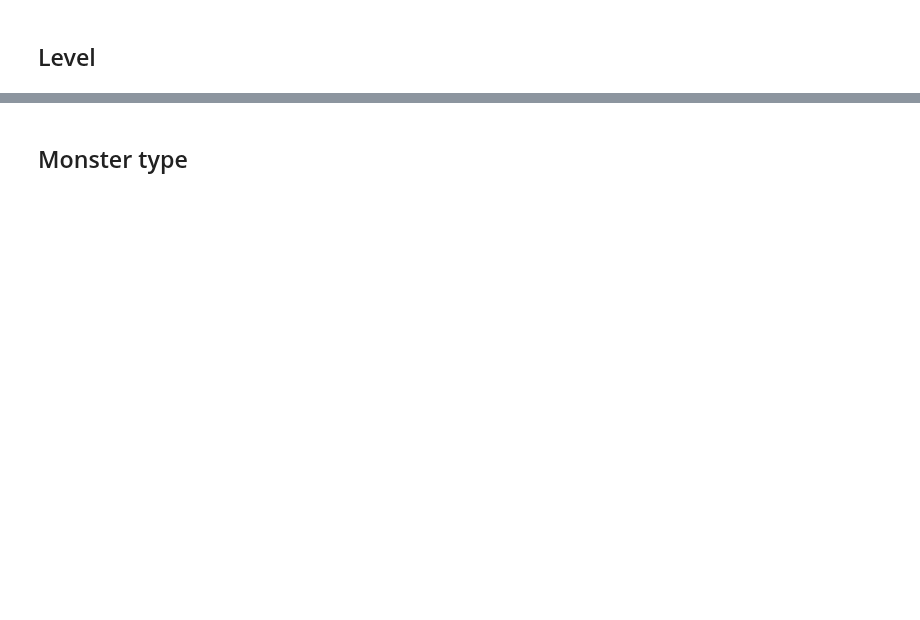
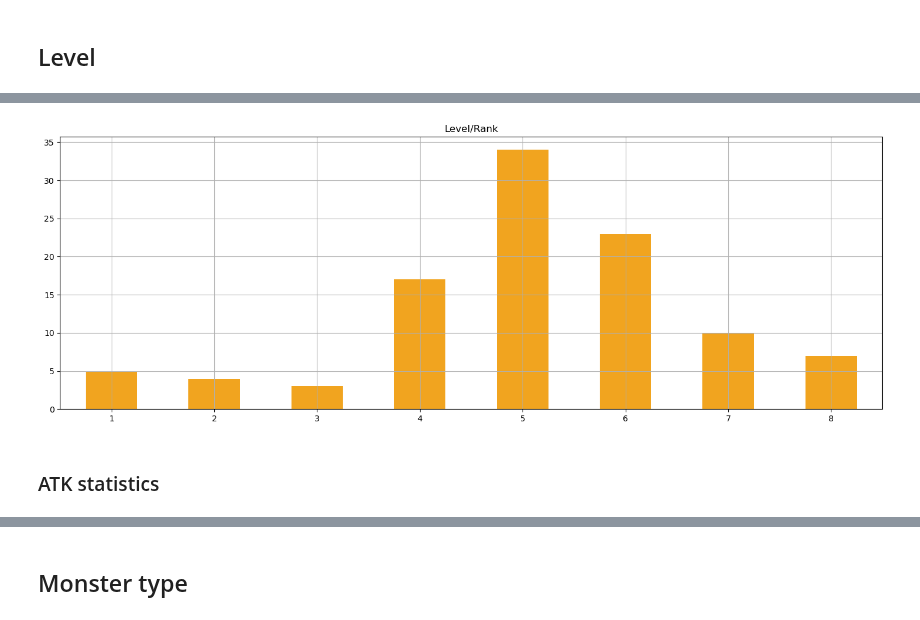
Before and after one commit to guigoruiz1/yugiquery, a Jupyter notebook: source/Bandai.ipynb, the cells around one changed output, grey strips where cells are left out. Drawn from its saved outputs; the diff is of its cells as text; code cells hidden in the pictures; blank space fills up the shorter version.

```diff
--- a/source/Bandai.ipynb
+++ b/source/Bandai.ipynb
@@ -269,0 +190,8 @@ pd.crosstab(bandai_df['Level'],bandai_df['DEF'])
+# %%
+level_colors = colors_dict['Level']
+bandai_df['Level'].value_counts().sort_index(key=lambda x: pd.to_numeric(x, errors = 'coerce')).plot.bar(figsize = (18,6), grid = True, rot=0, color= level_colors, title = 'Level/Rank')
+plt.show()
+# %% [output]
+[figure, added]
+# %% [markdown]
+### ATK statistics
```
Also changed, not shown: parts of 40 cells of this notebook.
